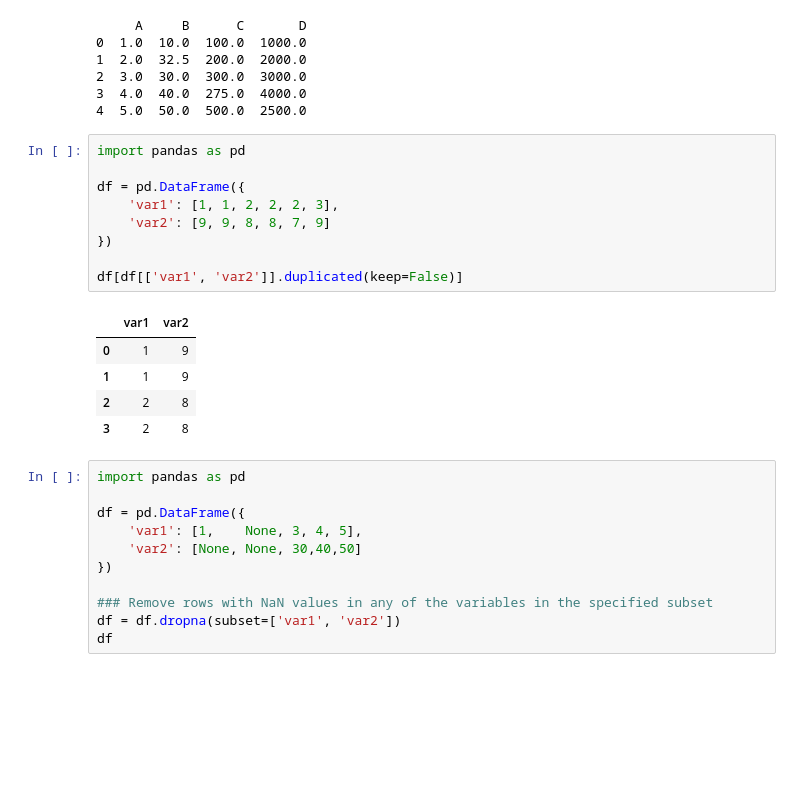
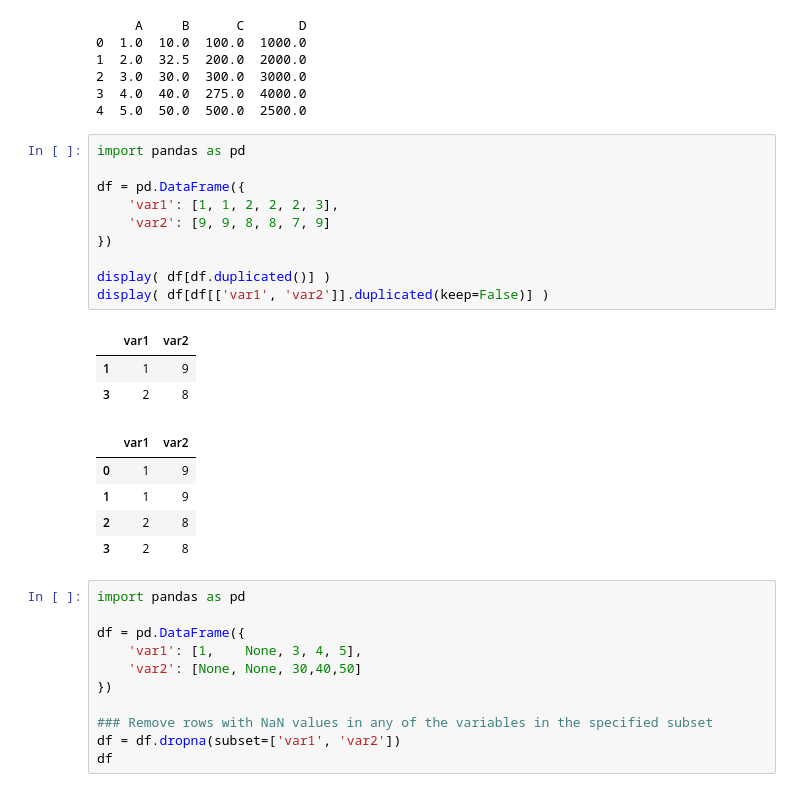
Before and after one commit to EvgeniiZorin/Handbook_Statistics-Probability-and-ML, a Jupyter notebook: _Pandas.ipynb, the cells around one changed output. Drawn from its saved outputs; the diff is of its cells as text; blank space fills up the shorter version.

```diff
--- a/_Pandas.ipynb
+++ b/_Pandas.ipynb
@@ -1626,18 +1633,22 @@ print(df_filled)
 # %%
 import pandas as pd
 
 df = pd.DataFrame({
     'var1': [1, 1, 2, 2, 2, 3],
     'var2': [9, 9, 8, 8, 7, 9]
 })
 
-df[df[['var1', 'var2']].duplicated(keep=False)]
+display( df[df.duplicated()] )
+display( df[df[['var1', 'var2']].duplicated(keep=False)] )
 # %% [output]
 |  | var1 | var2 |
-| 0 | 1 | 9 |
 | 1 | 1 | 9 |
-| 2 | 2 | 8 |
 | 3 | 2 | 8 |
+|  | var1 | var2 |
+| 0 | 1 | 9 |
+| 1 | 1 | 9 |
+| 2 | 2 | 8 |
+| 3 | 2 | 8 |
 # %%
 import pandas as pd
 
```
Also changed, not shown: parts of 1 cell of this notebook.
